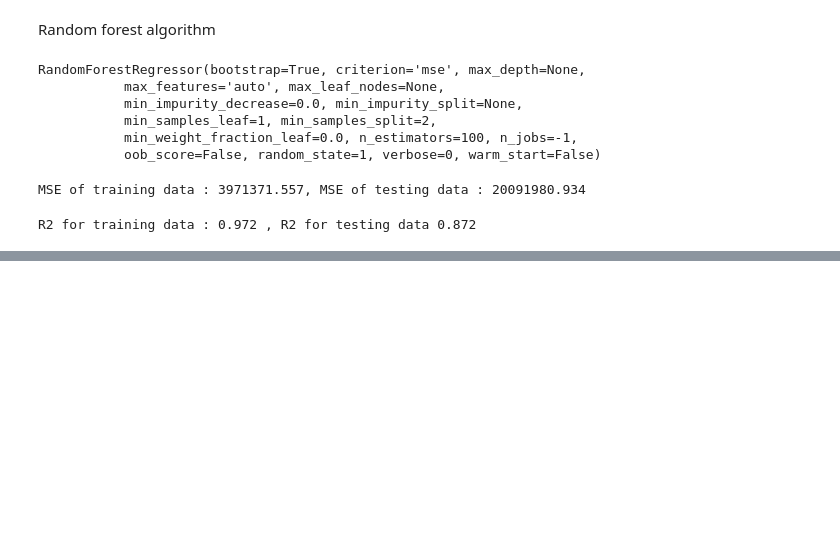
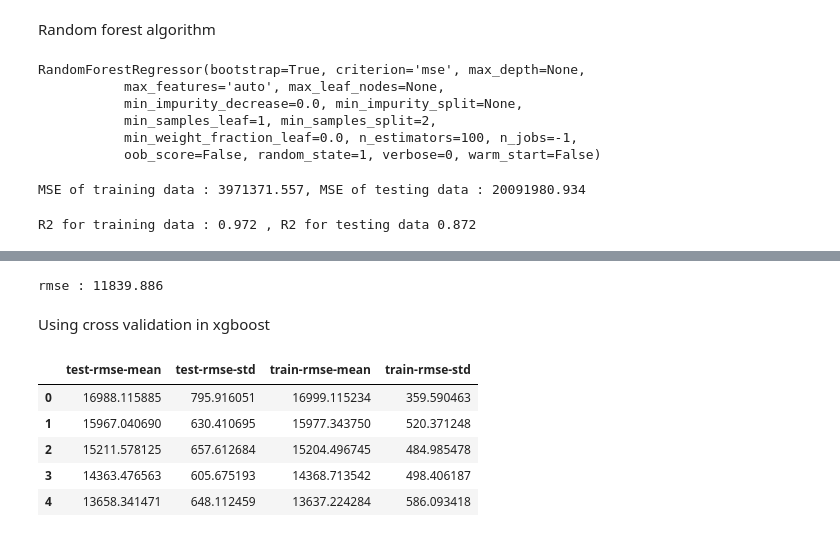
Before and after one commit to saranyashalya/Python, a Jupyter notebook: Insurance_Charge_Prediction_Regression_Py.ipynb, the cells around one changed output, grey strips where cells are left out. Drawn from its saved outputs; the diff is of its cells as text; code cells hidden in the pictures; blank space fills up the shorter version.

```diff
--- a/Insurance_Charge_Prediction_Regression_Py.ipynb
+++ b/Insurance_Charge_Prediction_Regression_Py.ipynb
@@ -197,0 +303,6 @@ R2 for training data : 0.972 , R2 for testing data 0.872
+# %%
+print('rmse : %.3f' %rmse)
+# %% [output]
+rmse : 11839.886
+# %% [markdown]
+Using cross validation in xgboost
@@ -197,0 +315,9 @@ R2 for training data : 0.972 , R2 for testing data 0.872
+# %%
+cv_results.head()
+# %% [output]
+|  | test-rmse-mean | test-rmse-std | train-rmse-mean | train-rmse-std |
+| 0 | 16988.115885 | 795.916051 | 16999.115234 | 359.590463 |
+| 1 | 15967.040690 | 630.410695 | 15977.343750 | 520.371248 |
+| 2 | 15211.578125 | 657.612684 | 15204.496745 | 484.985478 |
+| 3 | 14363.476563 | 605.675193 | 14368.713542 | 498.406187 |
+| 4 | 13658.341471 | 648.112459 | 13637.224284 | 586.093418 |
```
Also changed, not shown: parts of 31 cells of this notebook.
